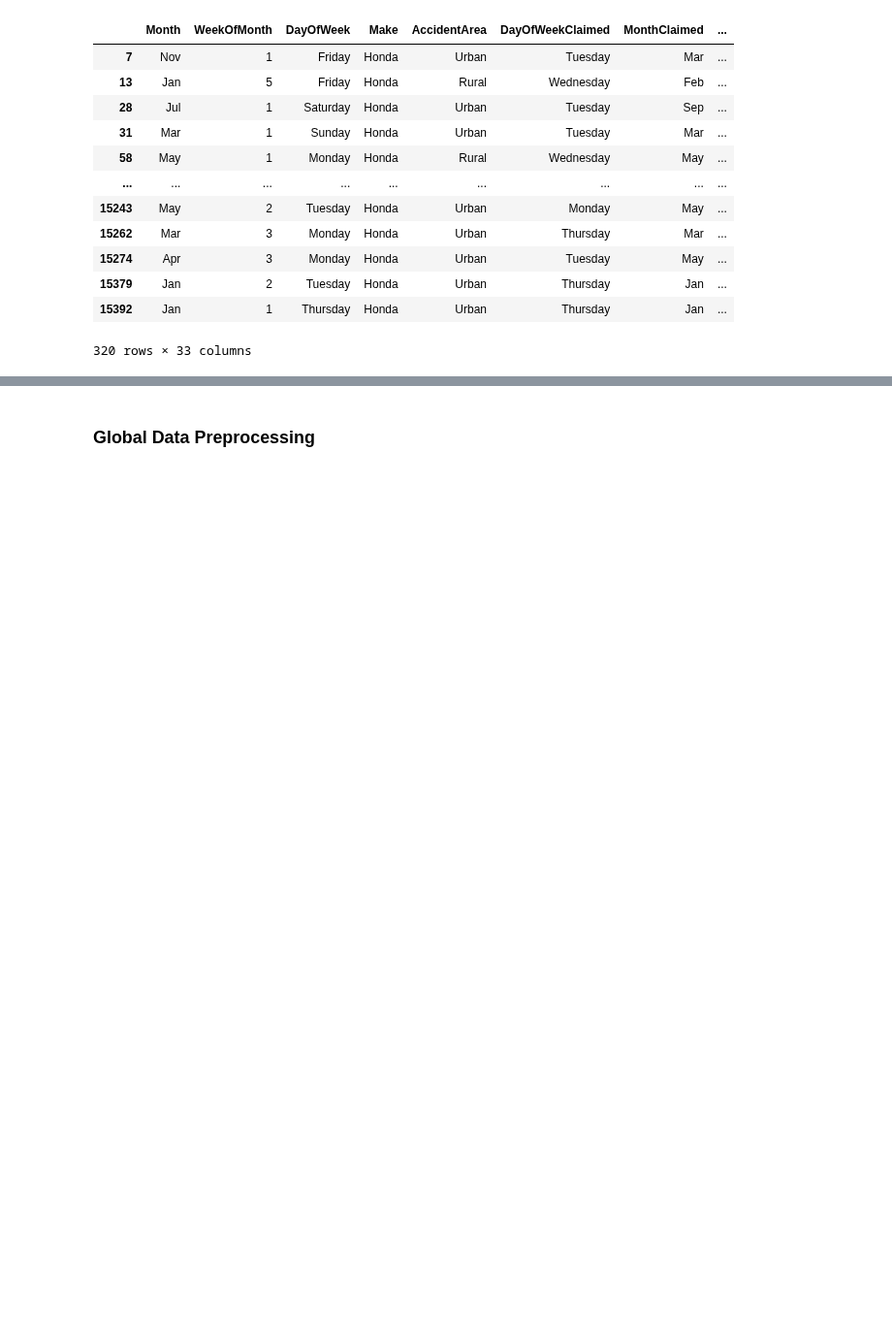
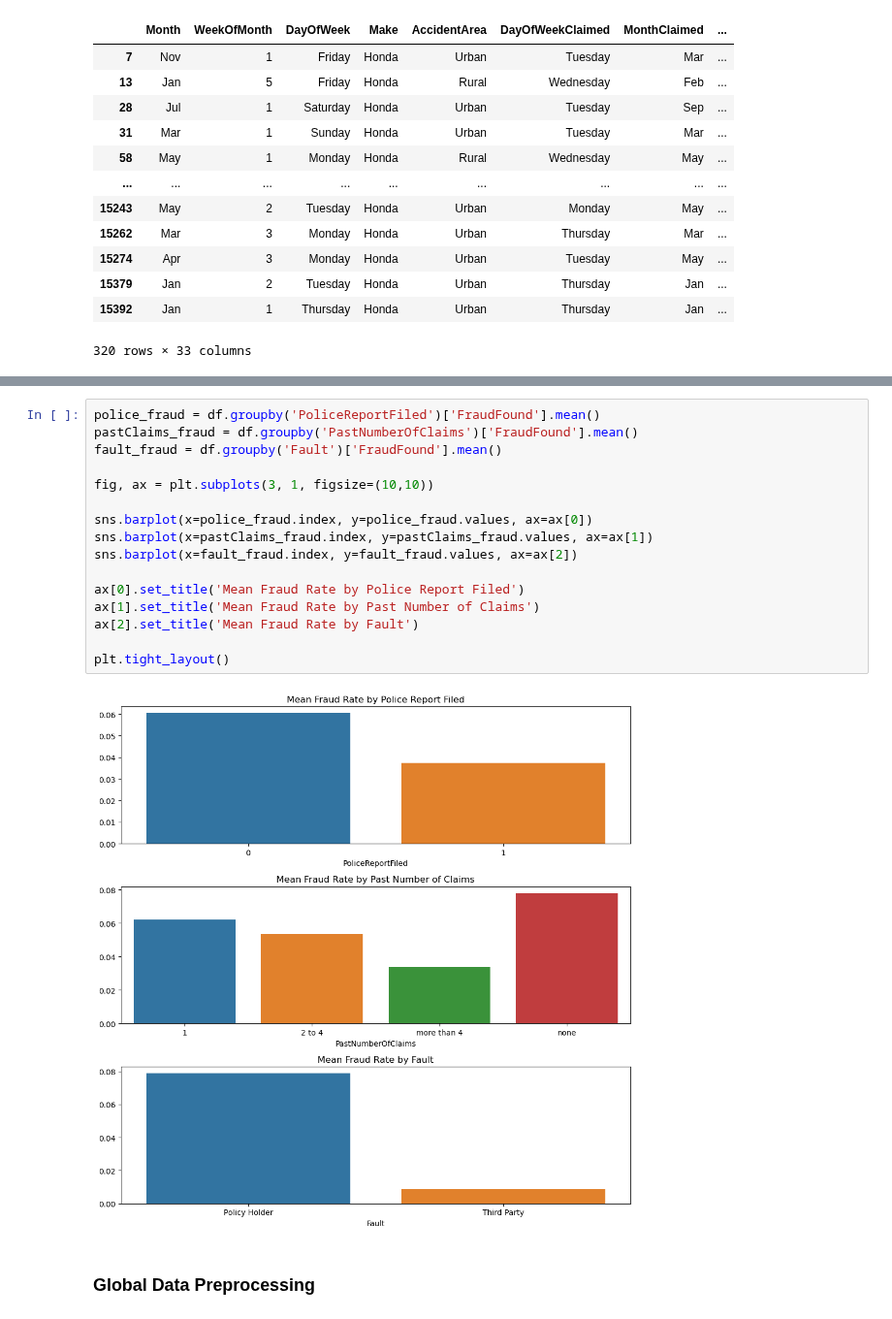
Before and after one commit to dapscc/bt4012_fraud, a Jupyter notebook: eda.ipynb, the cells around one changed output, grey strips where cells are left out. Shown at 97% size. Saved outputs shown, nothing was run; the diff lists cells and outputs as text; blank space fills up the shorter version.

```diff
--- a/eda.ipynb
+++ b/eda.ipynb
@@ -283,3 +283,21 @@ plt.tight_layout()
+# %%
+police_fraud = df.groupby('PoliceReportFiled')['FraudFound'].mean()
+pastClaims_fraud = df.groupby('PastNumberOfClaims')['FraudFound'].mean()
+fault_fraud = df.groupby('Fault')['FraudFound'].mean()
+
+fig, ax = plt.subplots(3, 1, figsize=(10,10))
+
+sns.barplot(x=police_fraud.index, y=police_fraud.values, ax=ax[0])
+sns.barplot(x=pastClaims_fraud.index, y=pastClaims_fraud.values, ax=ax[1])
+sns.barplot(x=fault_fraud.index, y=fault_fraud.values, ax=ax[2])
+
+ax[0].set_title('Mean Fraud Rate by Police Report Filed')
+ax[1].set_title('Mean Fraud Rate by Past Number of Claims')
+ax[2].set_title('Mean Fraud Rate by Fault')
+
+plt.tight_layout()
+# %% [output]
+[figure, added]
 # %% [markdown]
 ### Global Data Preprocessing
 # %% [markdown]
```
Also changed, not shown: parts of 1 cell of this notebook.
